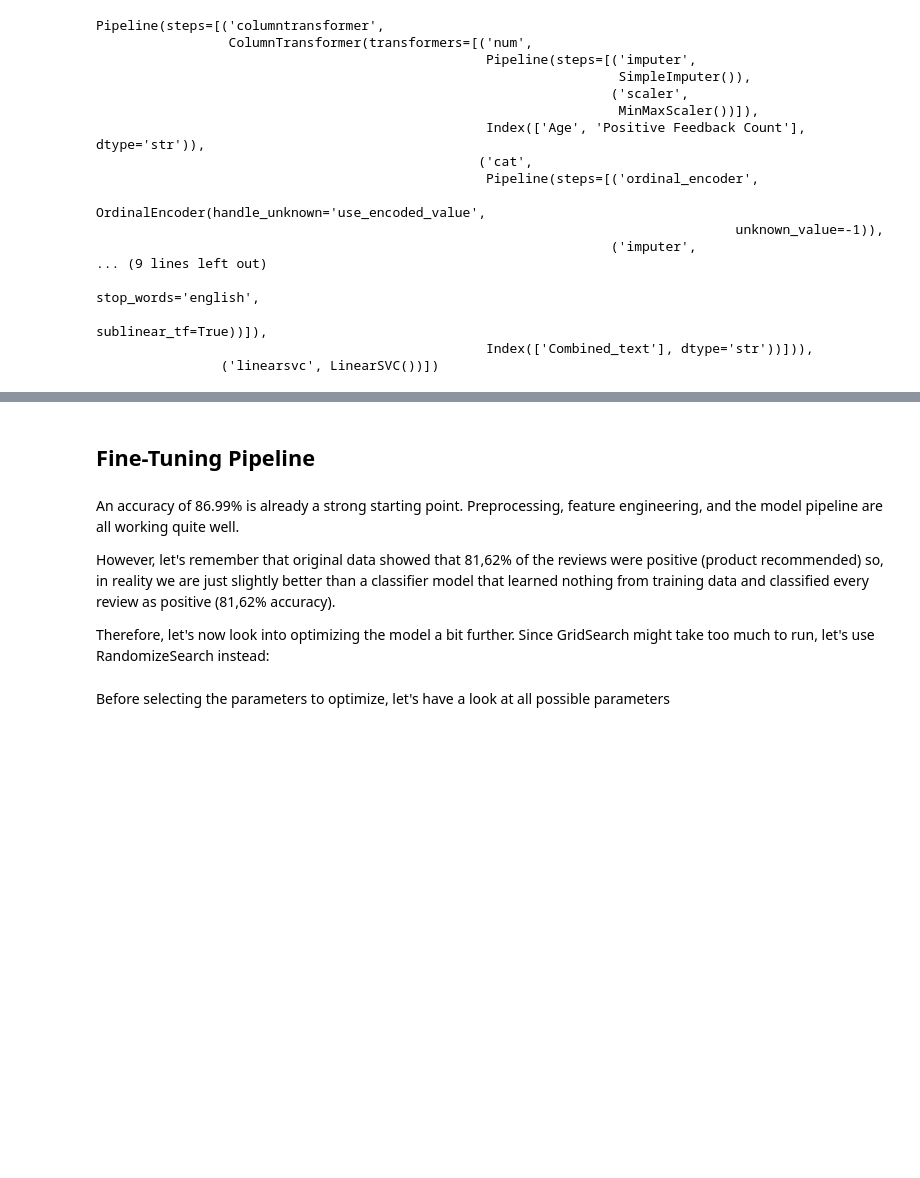
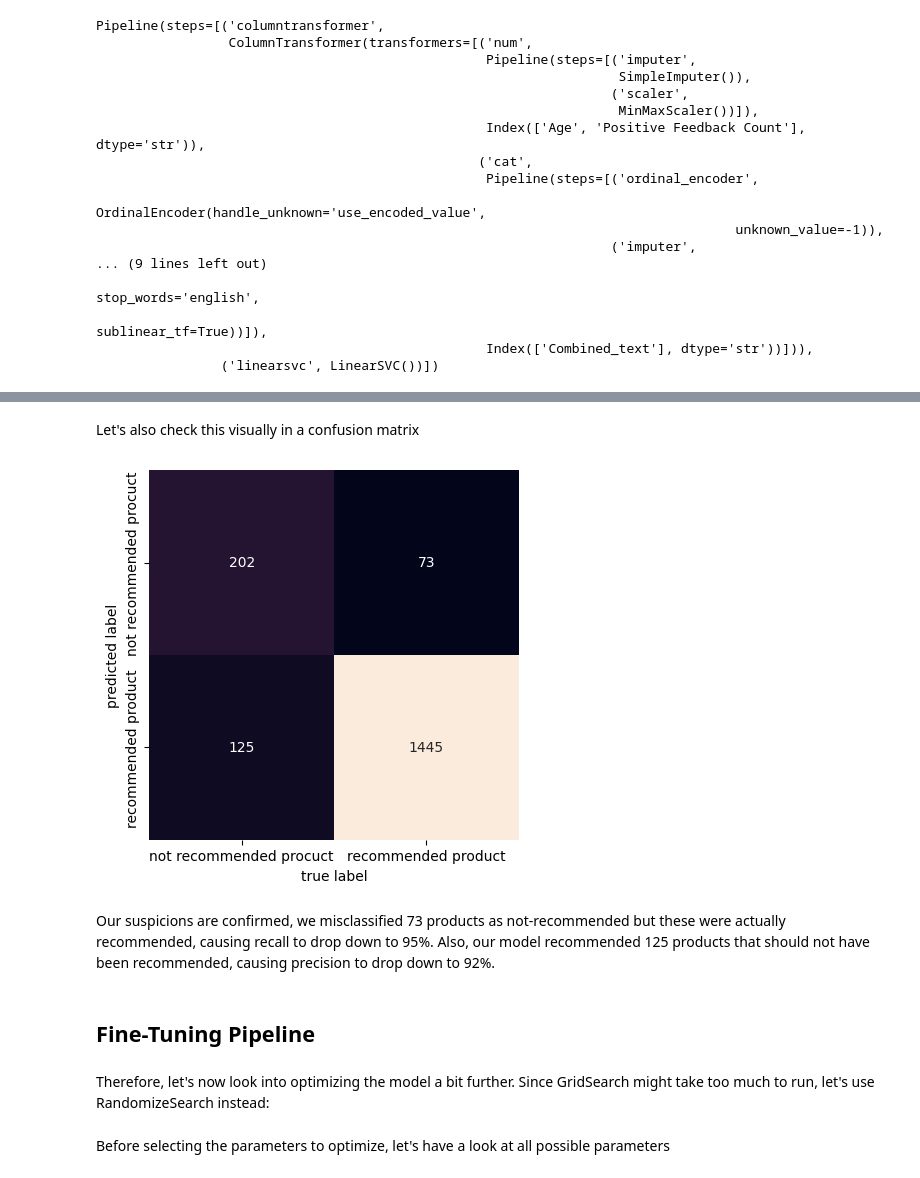
Before and after one commit to dPintost/Pipeline-Project, a Jupyter notebook: Pipelines_project_Diego_Pintos.ipynb, the cells around one changed output, grey strips where cells are left out. Cells and saved outputs as stored; diff of their text form; code cells hidden in the pictures; blank space fills up the shorter version.

```diff
--- a/Pipelines_project_Diego_Pintos.ipynb
+++ b/Pipelines_project_Diego_Pintos.ipynb
@@ -464,11 +488,23 @@ Accuracy: 86.99%
+# %% [markdown]
+Let's also check this visually in a confusion matrix
+# %%
+from sklearn.metrics import confusion_matrix
+import seaborn as sns
+
+classes=['not recommended procuct','recommended product']
+mat = confusion_matrix(y_test, y_pred_linear_SVC)
+sns.heatmap(mat.T, square=True, annot=True, fmt='d', cbar=False, xticklabels=classes, yticklabels=classes)
+plt.xlabel('true label')
+plt.ylabel('predicted label')
+plt.show()
+# %% [output]
+[figure, added]
+# %% [markdown]
+Our suspicions are confirmed, we misclassified 73 products as not-recommended but these were actually recommended, causing recall to drop down to 95%. Also, our model recommended 125 products that should not have been recommended, causing precision to drop down to 92%.
 # %% [markdown]
 ## Fine-Tuning Pipeline
-# %% [markdown]
-An accuracy of 86.99% is already a strong starting point. Preprocessing, feature engineering, and the model pipeline are all working quite well.
-
-However, let's remember that original data showed that 81,62% of the reviews were positive (product recommended) so, in reality we are just slightly better than a classifier model that learned nothing from training data and classified every review as positive (81,62% accuracy).
-
-Therefore, let's now look into optimizing the model a bit further. Since GridSearch might take too much to run, let's use RandomizeSearch instead:
+# %% [markdown]
+Therefore, let's now look into optimizing the model a bit further. Since GridSearch might take too much to run, let's use RandomizeSearch instead:
 # %%
 from sklearn.model_selection import RandomizedSearchCV
 # %% [markdown]
```
Also changed, not shown: parts of 15 cells of this notebook.
